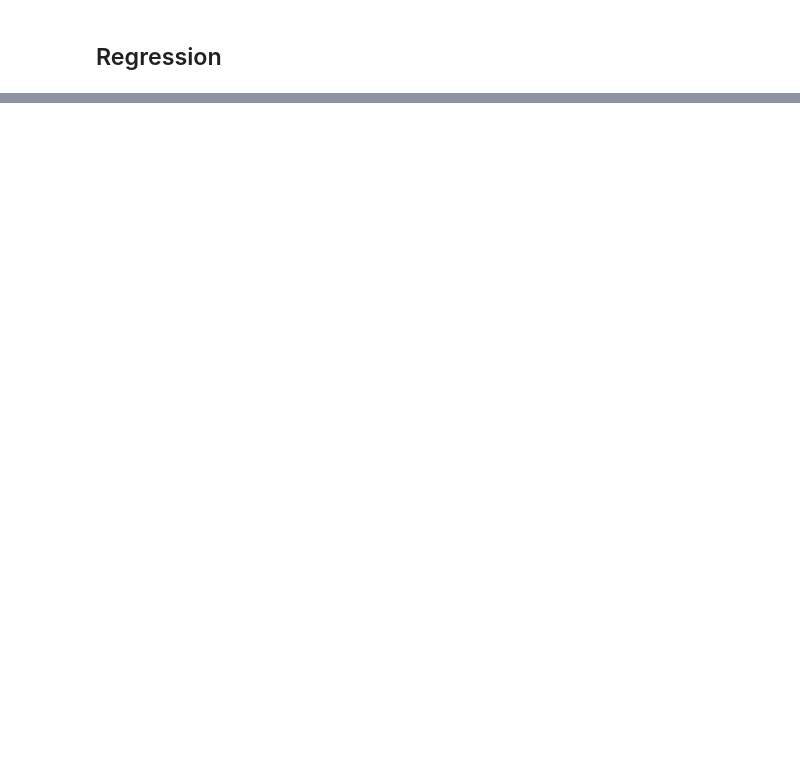
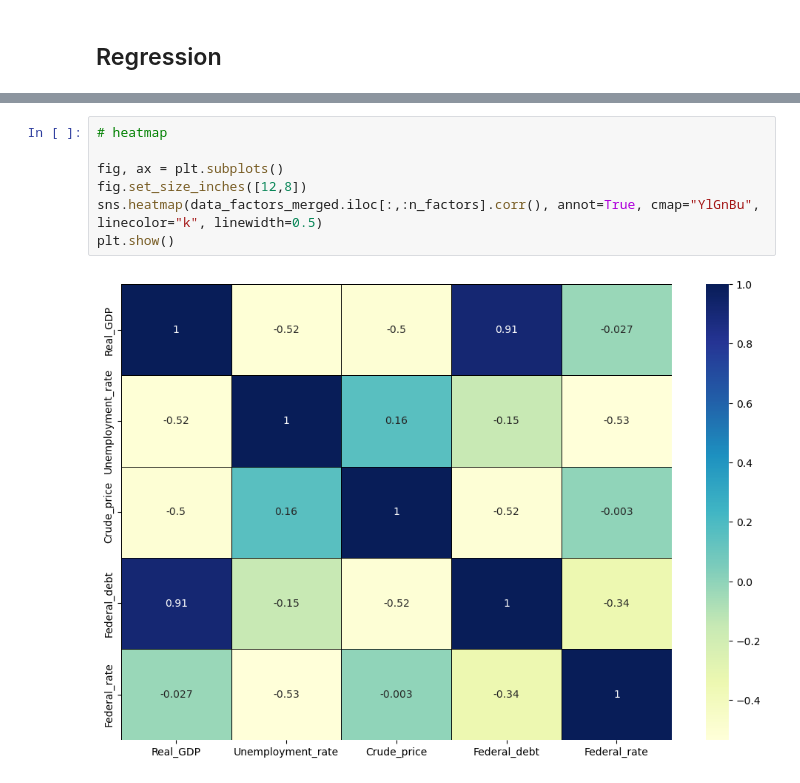
Before and after one commit to lorenvtvss/Digital_Tools_for_Finance, a Jupyter notebook: notebooks/main.ipynb, the cells around one changed output, grey strips where cells are left out. Drawn from its saved outputs; the diff is of its cells as text; blank space fills up the shorter version.

```diff
--- a/notebooks/main.ipynb
+++ b/notebooks/main.ipynb
@@ -282,0 +443,9 @@ Standard errors in parentheses.
+# %%
+# heatmap
+
+fig, ax = plt.subplots()
+fig.set_size_inches([12,8])
+sns.heatmap(data_factors_merged.iloc[:,:n_factors].corr(), annot=True, cmap="YlGnBu", linecolor="k", linewidth=0.5)
+plt.show()
+# %% [output]
+[figure, added]
```
Also changed, not shown: parts of 15 cells of this notebook, 1 other file.
